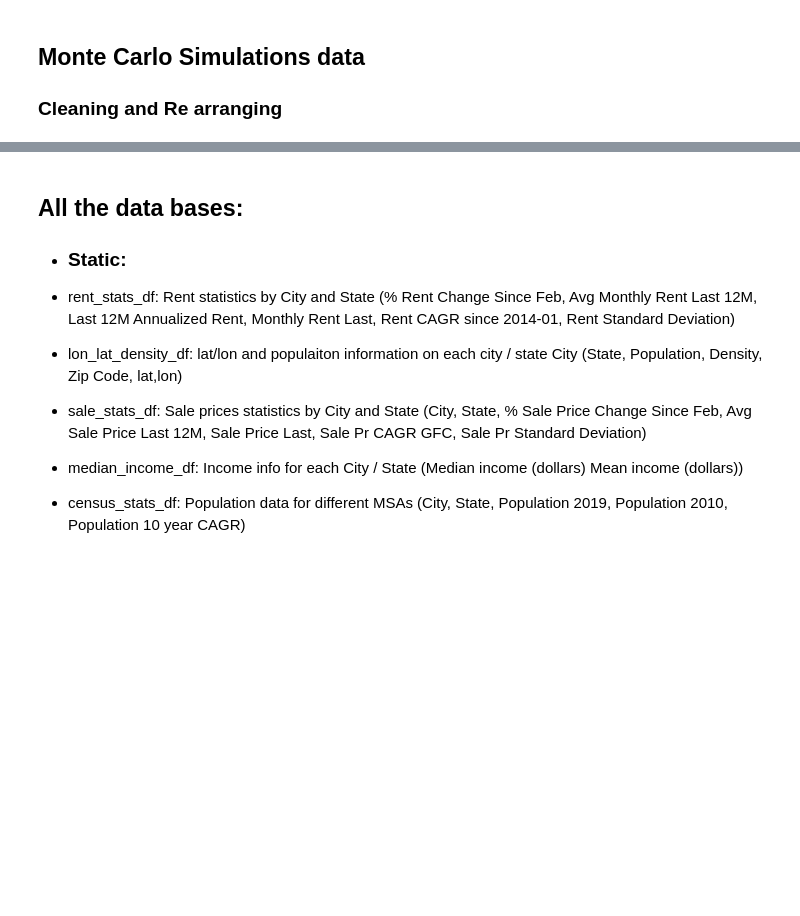
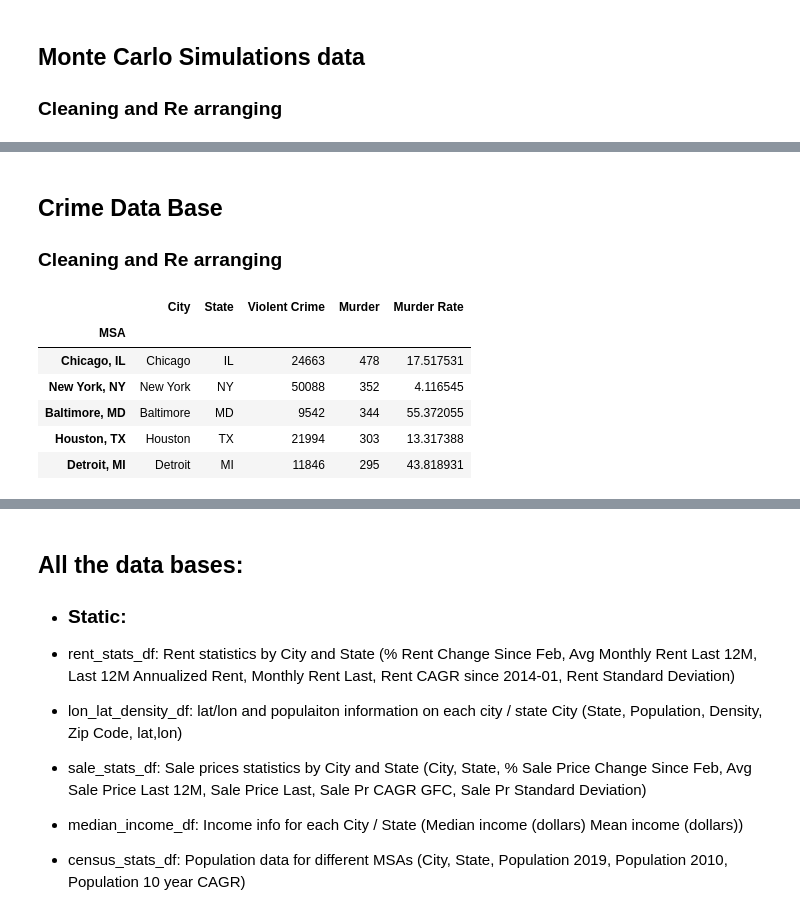
Before and after one commit to Luminous171/Project_1, a Jupyter notebook: Python_Files/clean_data_bases_2020.11.10.ipynb, the cells around one changed output, grey strips where cells are left out. Saved outputs shown, nothing was run; the diff lists cells and outputs as text; code cells hidden in the pictures; blank space fills up the shorter version.

Commit message:
Adding latest version of cleaning code

```diff
--- a/Python_Files/clean_data_bases_2020.11.10.ipynb
+++ b/Python_Files/clean_data_bases_2020.11.10.ipynb
@@ -559,4 +556,44 @@ mc_output_df.head(5)
 | Niles, MI | Niles | MI | 0.023460 | 0.025404 | 0.026323 | 41.8346 | -86.2473 | ... |
 | Dodge City, KS | Dodge City | KS | 0.018783 | 0.020161 | 0.020854 | 37.7610 | -100.0183 | ... |
 | Coffeyville, KS | Coffeyville | KS | -0.002473 | -0.001819 | -0.001617 | 37.0518 | -95.6180 | ... |
+# %% [markdown]
+## Crime Data Base
+### Cleaning and Re arranging
+# %%
+# read the csv file. this file will be used for sale price data
+file_name='crime-in-us-2015.csv'
+csv_file=Path(f"../Data/{file_name}")
+us_crime_raw= pd.read_csv(csv_file)
+
+file_name='cities-over-250k.csv'
+csv_file=Path(f"../Data/{file_name}")
+us_crime_raw_250k= pd.read_csv(csv_file)
+
+# Merging two data sets of crime
+crime_df= pd.merge(us_crime_raw,us_crime_raw_250k,left_on='city',right_on='NAME',how='inner')
+
+#  Create identifier, called MSA
+crime_df['MSA']=crime_df['city']+', '+crime_df['STATE']
+
+crime_df.rename(columns={'city':'City','STATE':'State','violent_crime':'Violent Crime','murder':'Murder','murder_rate':'Murder Rate'},inplace=True)
+
+# Not in Use
+cols_to_order=['City', 'State']
+new_columns=cols_to_order + (crime_df.columns.drop(cols_to_order).tolist())
+crime_df=crime_df[new_columns]
+crime_df = crime_df.set_index('MSA')
+crime_df.drop(columns=['pop_2015', 'NAME', 'latitude', 'longitude', 'POP_2010'],inplace=True)
+
+# Reorder the state col to the second col
+# crime_df = crime_df[['City', 'State', 'violent_crime', 'murder','murder_rate','MSA']]
+# crime_df = crime_df.set_index('MSA')
+crime_df.head(5)
+# %% [output]
+|  | City | State | Violent Crime | Murder | Murder Rate |
+| MSA |  |  |  |  |  |
+| Chicago, IL | Chicago | IL | 24663 | 478 | 17.517531 |
+| New York, NY | New York | NY | 50088 | 352 | 4.116545 |
+| Baltimore, MD | Baltimore | MD | 9542 | 344 | 55.372055 |
+| Houston, TX | Houston | TX | 21994 | 303 | 13.317388 |
+| Detroit, MI | Detroit | MI | 11846 | 295 | 43.818931 |
 # %% [markdown]
```
Also changed, not shown: parts of 5 cells of this notebook.
